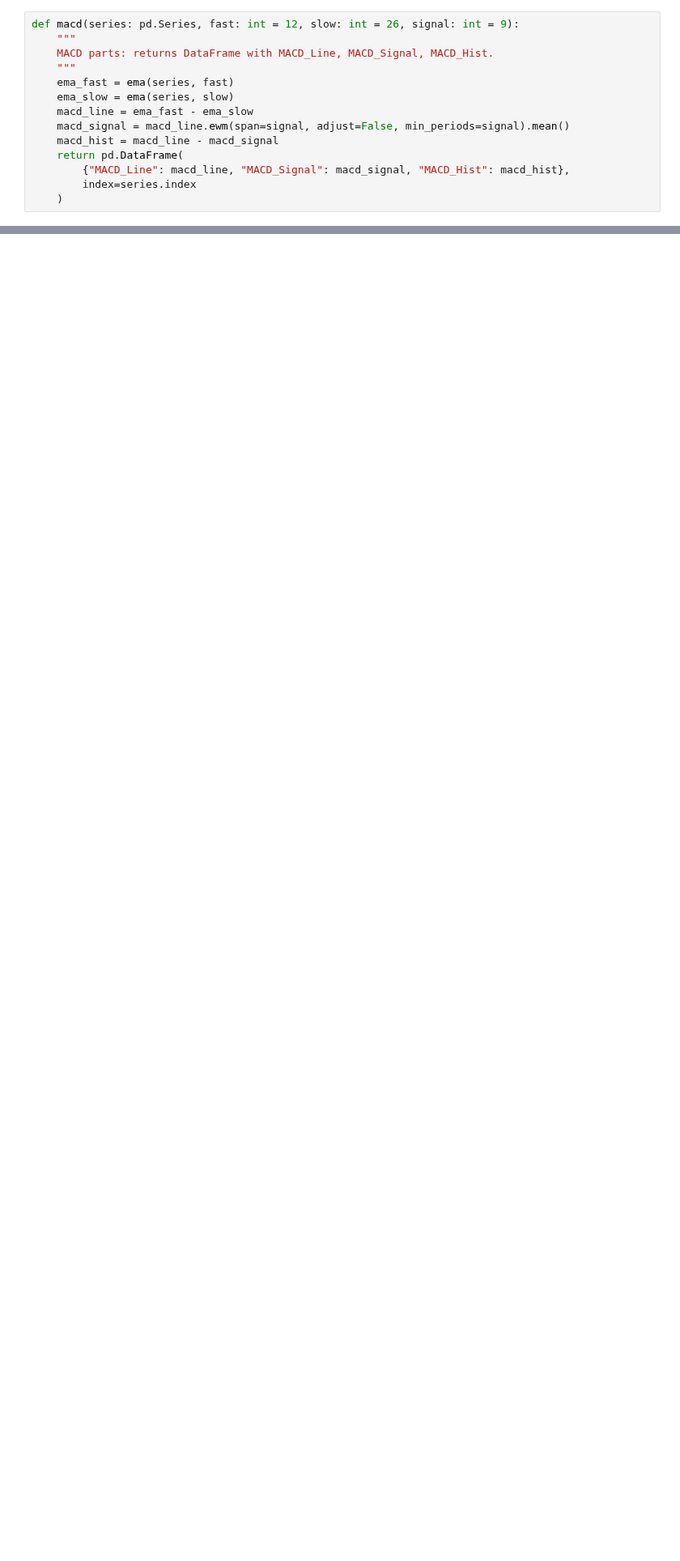
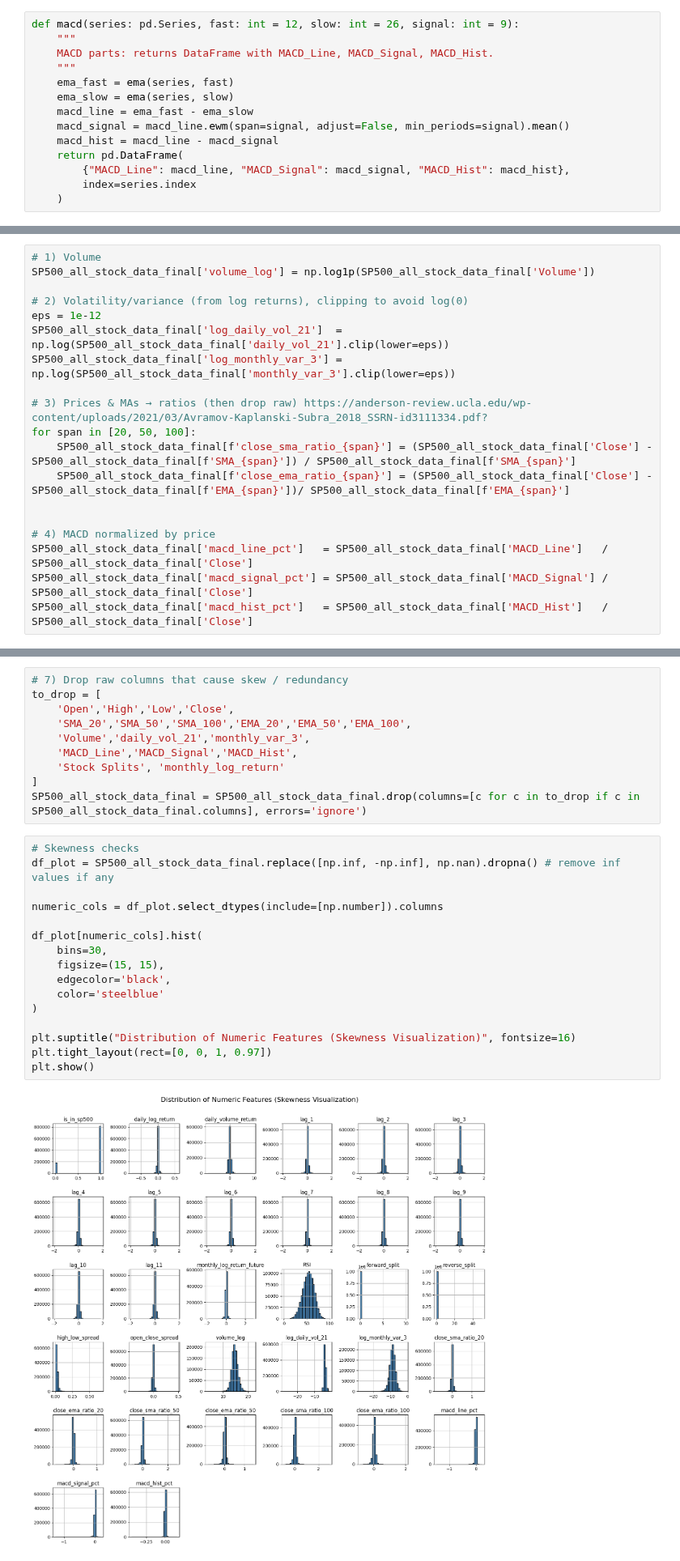
Before and after one commit to gotoshleep/DSE4212-Portfolio-Optimiser, a Jupyter notebook: Data prep and EDA/data_cleaning.ipynb, the cells around one changed output, grey strips where cells are left out. Shown at 81% size. Cells and saved outputs as stored; diff of their text form; blank space fills up the shorter version.

```diff
--- a/Data prep and EDA/data_cleaning.ipynb
+++ b/Data prep and EDA/data_cleaning.ipynb
@@ -610,0 +690,19 @@ dtype: float64
+# %%
+# 1) Volume
+SP500_all_stock_data_final['volume_log'] = np.log1p(SP500_all_stock_data_final['Volume'])
+
+# 2) Volatility/variance (from log returns), clipping to avoid log(0)
+eps = 1e-12
+SP500_all_stock_data_final['log_daily_vol_21']  = np.log(SP500_all_stock_data_final['daily_vol_21'].clip(lower=eps))
+SP500_all_stock_data_final['log_monthly_var_3'] = np.log(SP500_all_stock_data_final['monthly_var_3'].clip(lower=eps))
+
+# 3) Prices & MAs → ratios (then drop raw) https://anderson-review.ucla.edu/wp-content/uploads/2021/03/Avramov-Kaplanski-Subra_2018_SSRN-id3111334.pdf?
+for span in [20, 50, 100]:
+    SP500_all_stock_data_final[f'close_sma_ratio_{span}'] = (SP500_all_stock_data_final['Close'] - SP500_all_stock_data_final[f'SMA_{span}']) / SP500_all_stock_data_final[f'SMA_{span}']
+    SP500_all_stock_data_final[f'close_ema_ratio_{span}'] = (SP500_all_stock_data_final['Close'] - SP500_all_stock_data_final[f'EMA_{span}'])/ SP500_all_stock_data_final[f'EMA_{span}']
+
+
+# 4) MACD normalized by price
+SP500_all_stock_data_final['macd_line_pct']   = SP500_all_stock_data_final['MACD_Line']   / SP500_all_stock_data_final['Close']
+SP500_all_stock_data_final['macd_signal_pct'] = SP500_all_stock_data_final['MACD_Signal'] / SP500_all_stock_data_final['Close']
+SP500_all_stock_data_final['macd_hist_pct']   = SP500_all_stock_data_final['MACD_Hist']   / SP500_all_stock_data_final['Close']
@@ -610,0 +774,28 @@ dtype: float64
+# %%
+# 7) Drop raw columns that cause skew / redundancy
+to_drop = [
+    'Open','High','Low','Close',
+    'SMA_20','SMA_50','SMA_100','EMA_20','EMA_50','EMA_100',
+    'Volume','daily_vol_21','monthly_var_3',
+    'MACD_Line','MACD_Signal','MACD_Hist',
+    'Stock Splits', 'monthly_log_return'
+]
+SP500_all_stock_data_final = SP500_all_stock_data_final.drop(columns=[c for c in to_drop if c in SP500_all_stock_data_final.columns], errors='ignore')
+# %%
+# Skewness checks
+df_plot = SP500_all_stock_data_final.replace([np.inf, -np.inf], np.nan).dropna() # remove inf values if any
+
+numeric_cols = df_plot.select_dtypes(include=[np.number]).columns
+
+df_plot[numeric_cols].hist(
+    bins=30,
+    figsize=(15, 15),
+    edgecolor='black',
+    color='steelblue'
+)
+
+plt.suptitle("Distribution of Numeric Features (Skewness Visualization)", fontsize=16)
+plt.tight_layout(rect=[0, 0, 1, 0.97])
+plt.show()
+# %% [output]
+[figure, added]
```
Also changed, not shown: parts of 65 cells of this notebook, 1 other file.
